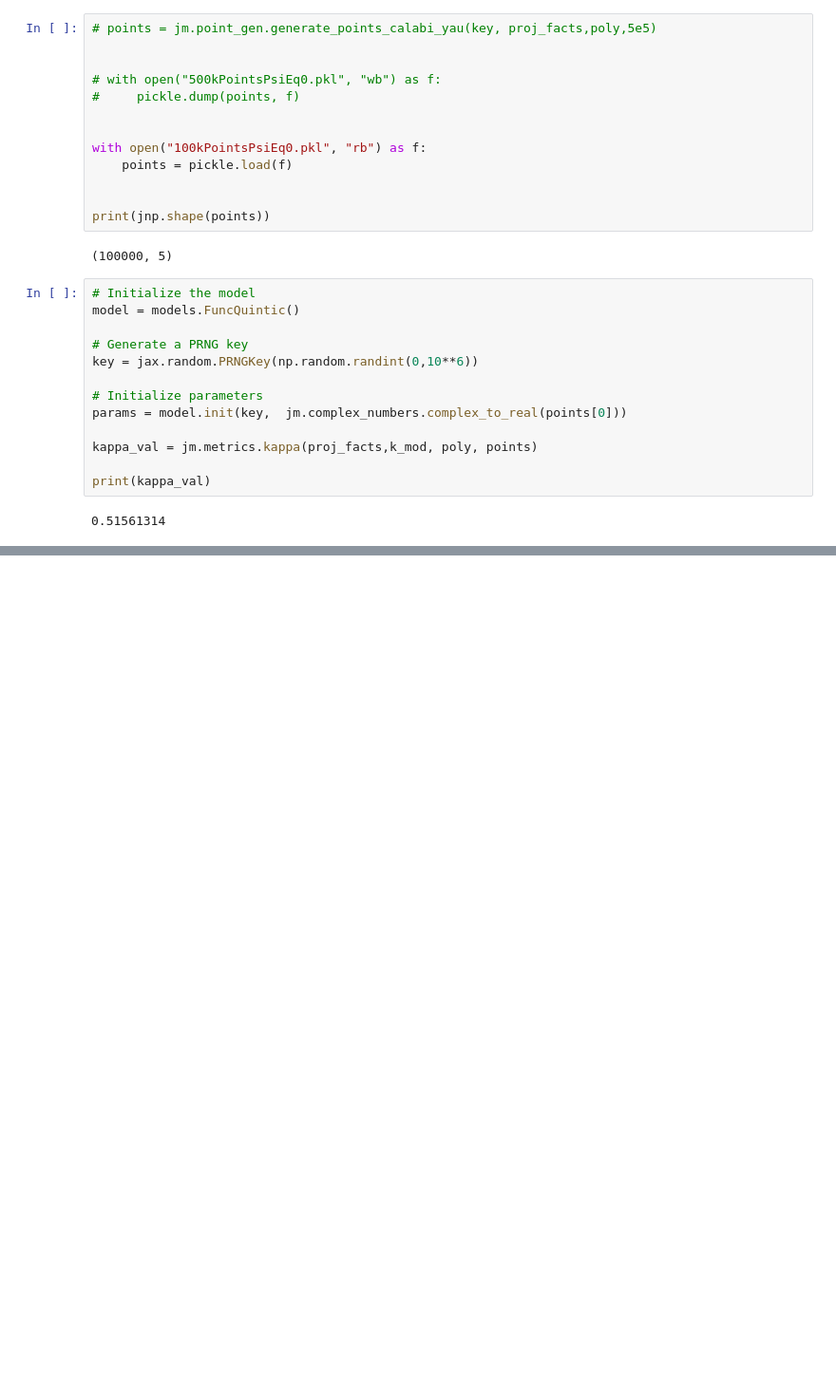
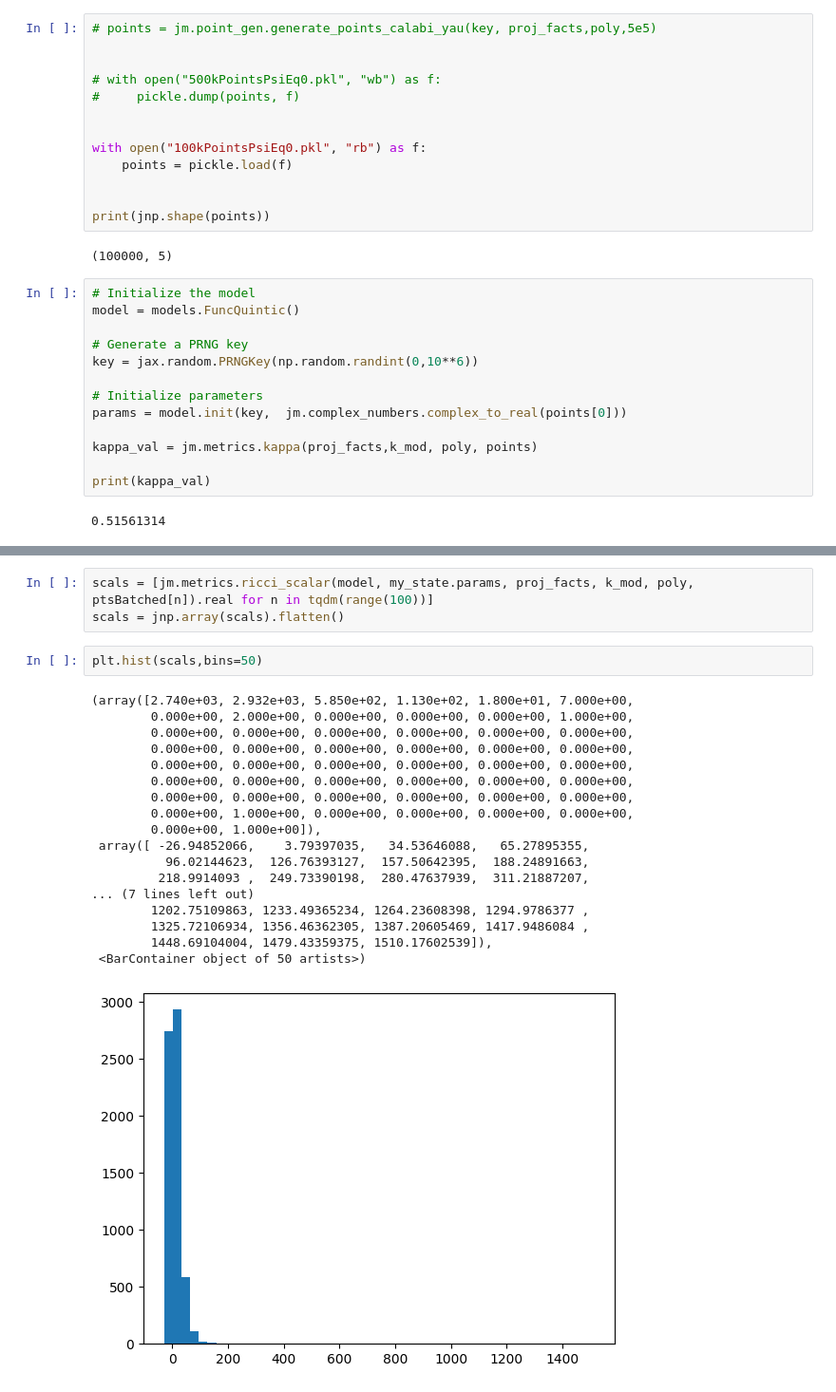
Before and after one commit to harveyThomas4692/jax_metric_CalabiYau, a Jupyter notebook: testingArea.ipynb, the cells around one changed output, grey strips where cells are left out. Shown at 95% size. Cells and saved outputs as stored; diff of their text form; blank space fills up the shorter version.

```diff
--- a/testingArea.ipynb
+++ b/testingArea.ipynb
@@ -179,0 +210,24 @@ plt.show()
+# %%
+scals = [jm.metrics.ricci_scalar(model, my_state.params, proj_facts, k_mod, poly, ptsBatched[n]).real for n in tqdm(range(100))]
+scals = jnp.array(scals).flatten()
+# %%
+plt.hist(scals,bins=50)
+# %% [output]
+(array([2.740e+03, 2.932e+03, 5.850e+02, 1.130e+02, 1.800e+01, 7.000e+00,
+        0.000e+00, 2.000e+00, 0.000e+00, 0.000e+00, 0.000e+00, 1.000e+00,
+        0.000e+00, 0.000e+00, 0.000e+00, 0.000e+00, 0.000e+00, 0.000e+00,
+        0.000e+00, 0.000e+00, 0.000e+00, 0.000e+00, 0.000e+00, 0.000e+00,
+        0.000e+00, 0.000e+00, 0.000e+00, 0.000e+00, 0.000e+00, 0.000e+00,
+        0.000e+00, 0.000e+00, 0.000e+00, 0.000e+00, 0.000e+00, 0.000e+00,
+        0.000e+00, 0.000e+00, 0.000e+00, 0.000e+00, 0.000e+00, 0.000e+00,
+        0.000e+00, 1.000e+00, 0.000e+00, 0.000e+00, 0.000e+00, 0.000e+00,
+        0.000e+00, 1.000e+00]),
+ array([ -26.94852066,    3.79397035,   34.53646088,   65.27895355,
+          96.02144623,  126.76393127,  157.50642395,  188.24891663,
+         218.9914093 ,  249.73390198,  280.47637939,  311.21887207,
+... (7 lines left out)
+        1202.75109863, 1233.49365234, 1264.23608398, 1294.9786377 ,
+        1325.72106934, 1356.46362305, 1387.20605469, 1417.9486084 ,
+        1448.69104004, 1479.43359375, 1510.17602539]),
+ <BarContainer object of 50 artists>)
+[figure, added]
```
Also changed, not shown: parts of 7 cells of this notebook, 3 other files.
